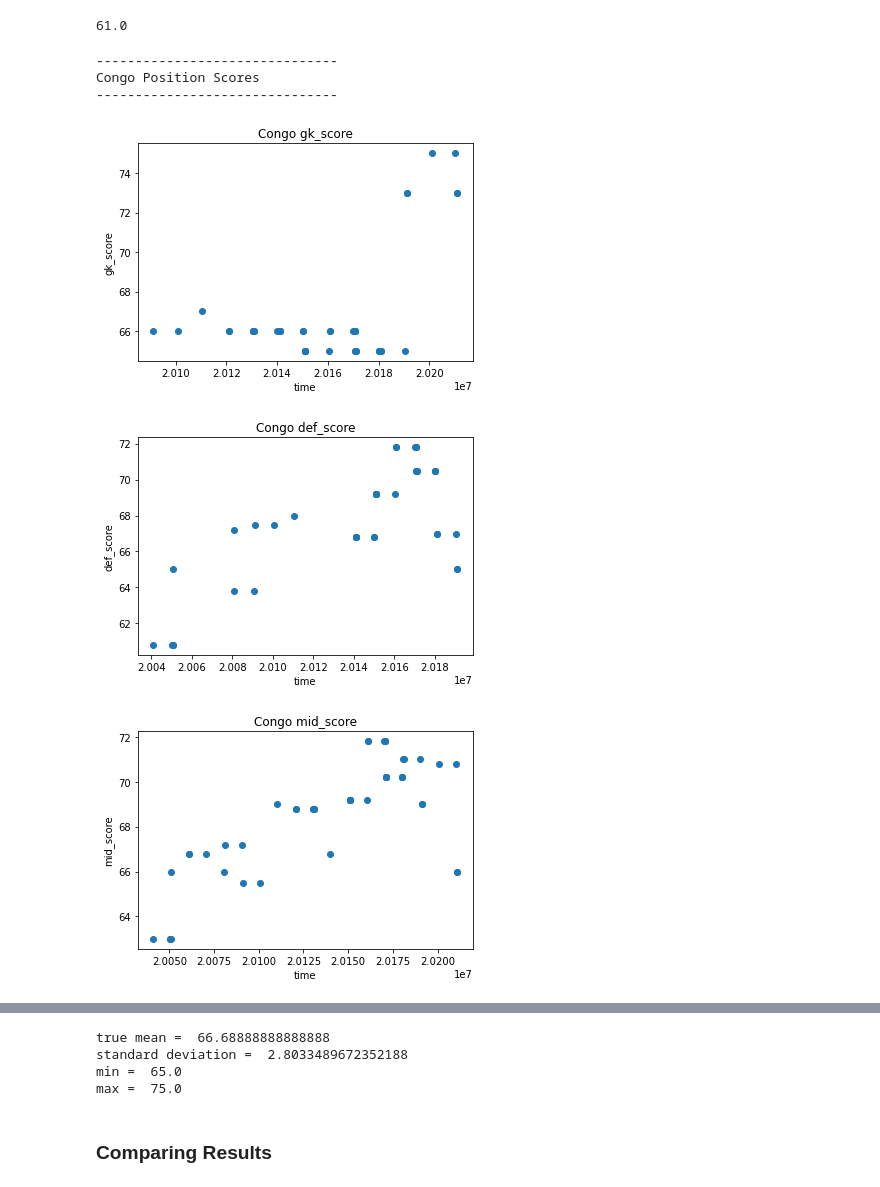
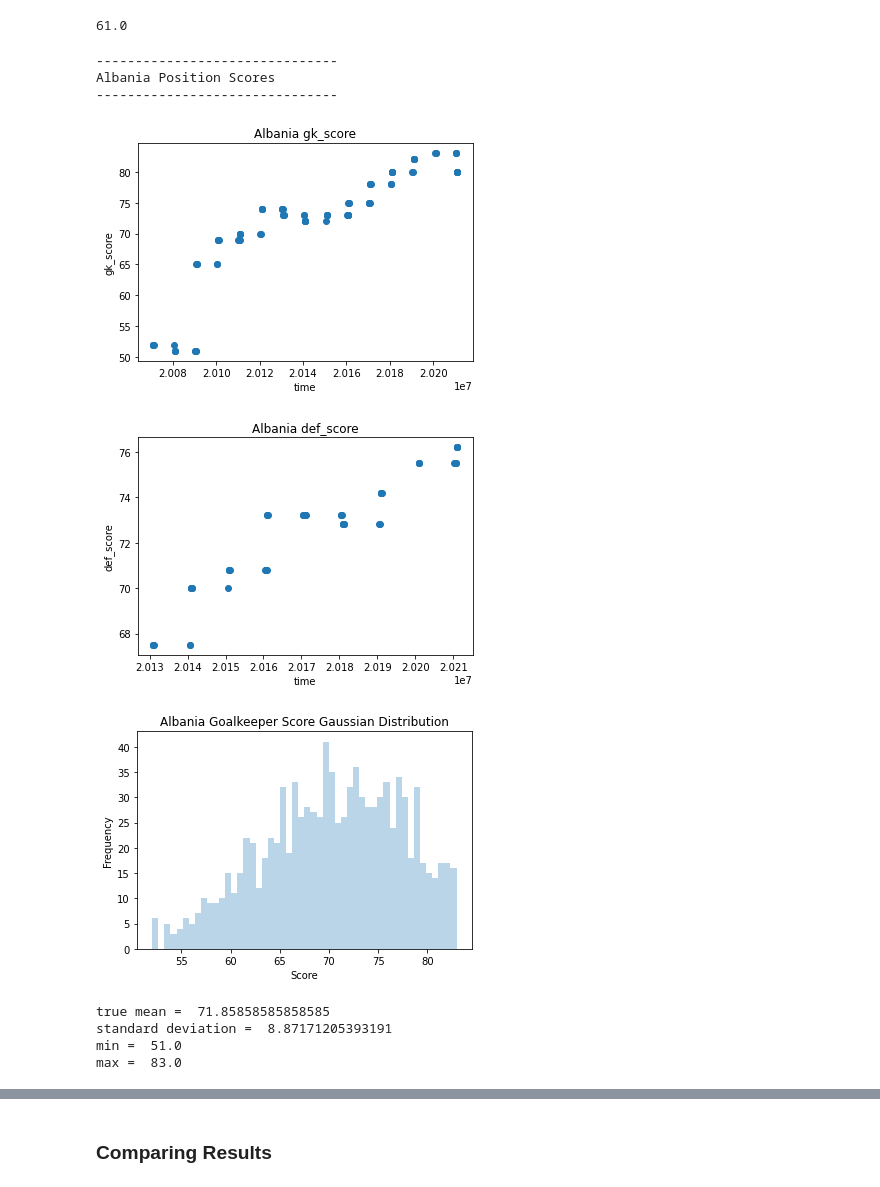
Before and after one commit to james-parky/data-mining-group-coursework, a Jupyter notebook: dataset/predict_missing_data-gaussian.ipynb, the cells around one changed output, grey strips where cells are left out. Cells and saved outputs as stored; diff of their text form; code cells hidden in the pictures.

Commit message:
:art: position score histogram

```diff
--- a/dataset/predict_missing_data-gaussian.ipynb
+++ b/dataset/predict_missing_data-gaussian.ipynb
@@ -376,31 +376,52 @@ fetch_gaussian_pos_score('Honduras', 'gk_score')
 # %% [output]
 61.0
 # %%
-show_model_data('Congo')
+#show_model_data('Congo')
+show_model_data('Albania')
 
 # gaussian distribution for country, pos_score
 def show_gaussian_pos_score(country, pos_score):
     data = fetch_country_pos_score(country, pos_score)
     params = get_gaussian_parameters(data)
 
     X = generate_truncated_gaussian(params)
     plt.hist(X.rvs(1000), bins= 50, alpha=0.3)
-    plt.title("{} {} Gaussian distribution".format(country, pos_score))
+    #plt.title("{} {} Gaussian distribution".format(country, pos_score))
+    plt.title("Albania Goalkeeper Score Gaussian Distribution")
     plt.xlabel("Score")
     plt.ylabel("Frequency")
     plt.show()
 
     print("true mean = ", params[0])
     print("standard deviation = ", params[1])
     print("min = ", params[2])
     print("max = ", params[3])
 
+#show_gaussian_pos_score('Congo', 'gk_score')
+show_gaussian_pos_score('Albania', 'gk_score')
 
-show_gaussian_pos_score('Congo', 'gk_score')
+#now creating a box plot for direct comparison with the distribution
+data = fetch_country_pos_score('Albania', 'gk_score')
+data_scores = np.split(data[0], 2, axis=1)
+box_scores = []
+for item in data_scores[1]:
+    box_scores.append(item[0])
+#print(box_scores)
+
+
+plt.hist(box_scores, bins= 50, alpha=0.3)
+plt.title("Albania Goalkeeper Scores")
+plt.xlabel("Score")
+plt.ylabel("Frequency")
+plt.show()
 # %% [output]
 -------------------------------
-Congo Position Scores
+Albania Position Scores
 -------------------------------
-[figure, old version]
+[figure, new version]
-[figure, old version]
+[figure, new version]
-[figure, old version]
+[figure, new version]
+true mean =  71.85858585858585
+standard deviation =  8.87171205393191
+min =  51.0
+max =  83.0
@@ -408,7 +429,3 @@ Congo Position Scores
-true mean =  66.68888888888888
-standard deviation =  2.8033489672352188
-min =  65.0
-max =  75.0
 # %%
 def fill_record_pos_scores(record):
     #countries in this record
```
Also changed, not shown: parts of 3 cells of this notebook.
